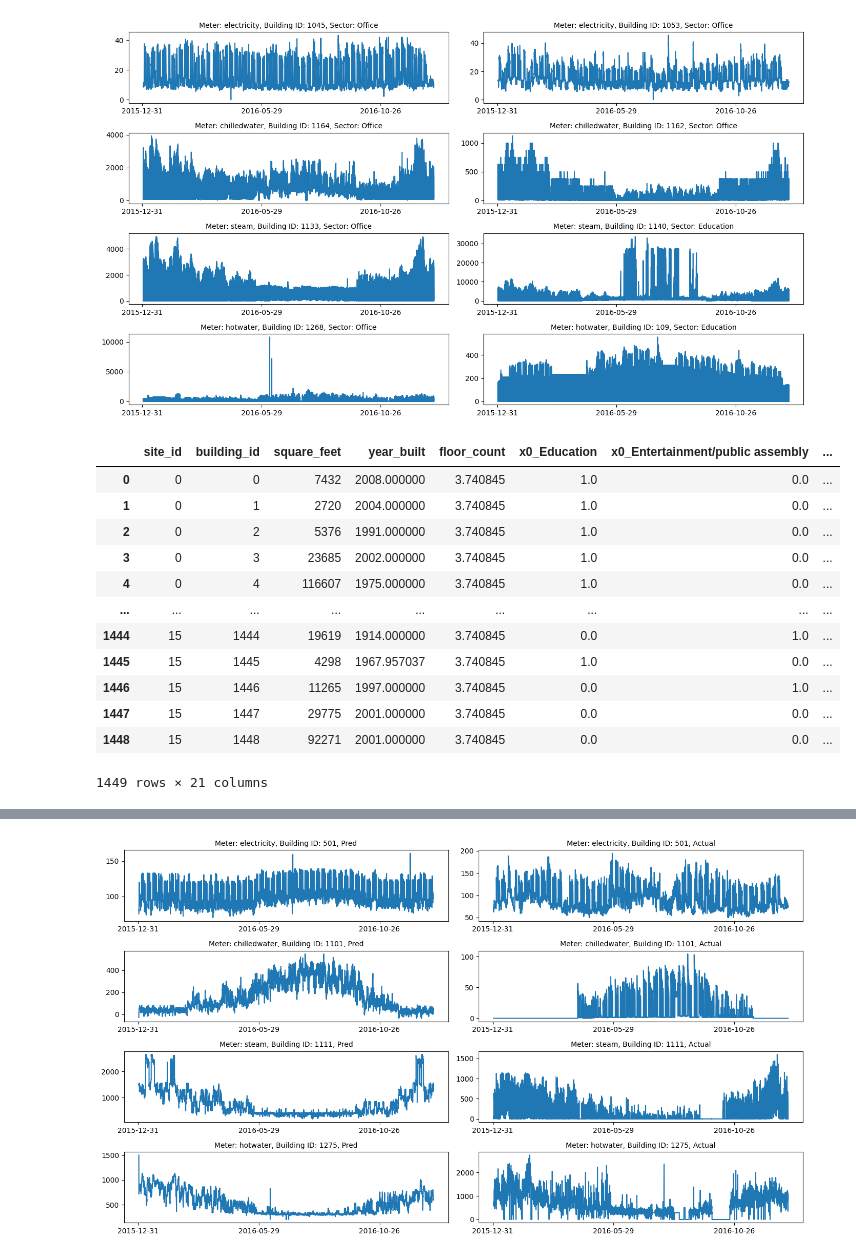
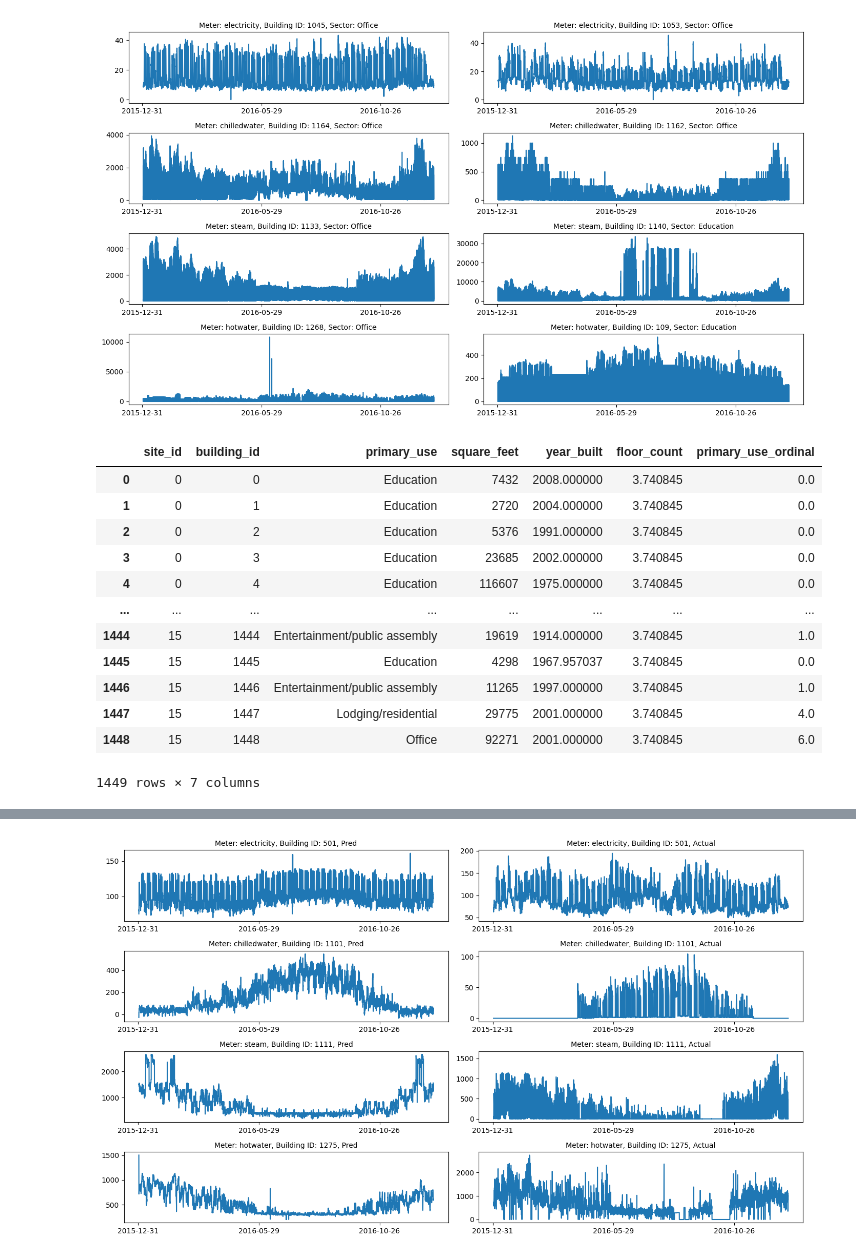
Before and after one commit to LFLATH/HackalyticsGT, a Jupyter notebook: prediction/main.ipynb, the cells around one changed output, grey strips where cells are left out. Drawn from its saved outputs; the diff is of its cells as text; code cells hidden in the pictures.

```diff
--- a/prediction/main.ipynb
+++ b/prediction/main.ipynb
@@ -55,26 +55,26 @@ plt.show()
 # %% [output]
 [figure]
 # %%
-primary_use_encoder = OneHotEncoder()
+primary_use_encoder = OrdinalEncoder()
 primary_use_encoder.fit(buildings.primary_use.values.reshape(-1, 1))
-transformed = primary_use_encoder.transform(buildings.primary_use.to_numpy().reshape(-1, 1)).toarray()
-ohe_df = pd.DataFrame(transformed, columns=primary_use_encoder.get_feature_names_out())
-new_buildings = pd.concat([buildings, ohe_df], axis=1).drop(["primary_use"], axis=1)
+transformed = primary_use_encoder.transform(buildings.primary_use.to_numpy().reshape(-1, 1))
+ohe_df = pd.DataFrame(transformed, columns=["primary_use_ordinal"])
+new_buildings = pd.concat([buildings, ohe_df], axis=1)
 new_buildings
 # %% [output]
-|  | site_id | building_id | square_feet | year_built | floor_count | x0_Education | x0_Entertainment/public assembly | ... |
-| 0 | 0 | 0 | 7432 | 2008.000000 | 3.740845 | 1.0 | 0.0 | ... |
-| 1 | 0 | 1 | 2720 | 2004.000000 | 3.740845 | 1.0 | 0.0 | ... |
-| 2 | 0 | 2 | 5376 | 1991.000000 | 3.740845 | 1.0 | 0.0 | ... |
-| 3 | 0 | 3 | 23685 | 2002.000000 | 3.740845 | 1.0 | 0.0 | ... |
-| 4 | 0 | 4 | 116607 | 1975.000000 | 3.740845 | 1.0 | 0.0 | ... |
-| ... | ... | ... | ... | ... | ... | ... | ... | ... |
-| 1444 | 15 | 1444 | 19619 | 1914.000000 | 3.740845 | 0.0 | 1.0 | ... |
-| 1445 | 15 | 1445 | 4298 | 1967.957037 | 3.740845 | 1.0 | 0.0 | ... |
-| 1446 | 15 | 1446 | 11265 | 1997.000000 | 3.740845 | 0.0 | 1.0 | ... |
-| 1447 | 15 | 1447 | 29775 | 2001.000000 | 3.740845 | 0.0 | 0.0 | ... |
-| 1448 | 15 | 1448 | 92271 | 2001.000000 | 3.740845 | 0.0 | 0.0 | ... |
+|  | site_id | building_id | primary_use | square_feet | year_built | floor_count | primary_use_ordinal |
+| 0 | 0 | 0 | Education | 7432 | 2008.000000 | 3.740845 | 0.0 |
+| 1 | 0 | 1 | Education | 2720 | 2004.000000 | 3.740845 | 0.0 |
+| 2 | 0 | 2 | Education | 5376 | 1991.000000 | 3.740845 | 0.0 |
+| 3 | 0 | 3 | Education | 23685 | 2002.000000 | 3.740845 | 0.0 |
+| 4 | 0 | 4 | Education | 116607 | 1975.000000 | 3.740845 | 0.0 |
+| ... | ... | ... | ... | ... | ... | ... | ... |
+| 1444 | 15 | 1444 | Entertainment/public assembly | 19619 | 1914.000000 | 3.740845 | 1.0 |
+| 1445 | 15 | 1445 | Education | 4298 | 1967.957037 | 3.740845 | 0.0 |
+| 1446 | 15 | 1446 | Entertainment/public assembly | 11265 | 1997.000000 | 3.740845 | 1.0 |
+| 1447 | 15 | 1447 | Lodging/residential | 29775 | 2001.000000 | 3.740845 | 4.0 |
+| 1448 | 15 | 1448 | Office | 92271 | 2001.000000 | 3.740845 | 6.0 |
-1449 rows × 21 columns
+1449 rows × 7 columns
 # %%
 # join some tables
 bldg_weather = pd.merge(new_buildings, weather, how="inner", on="site_id")
```
Also changed, not shown: parts of 6 cells of this notebook, 1 other file.
